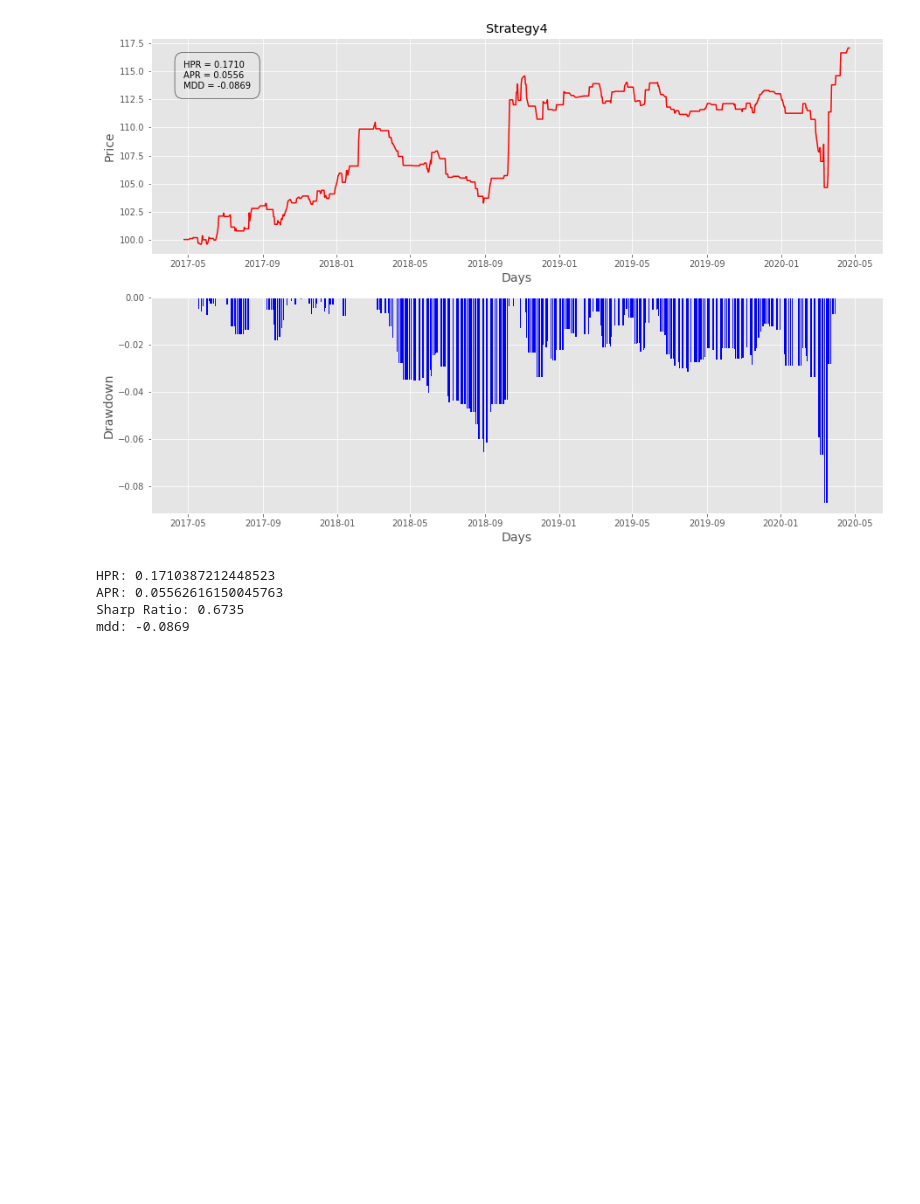
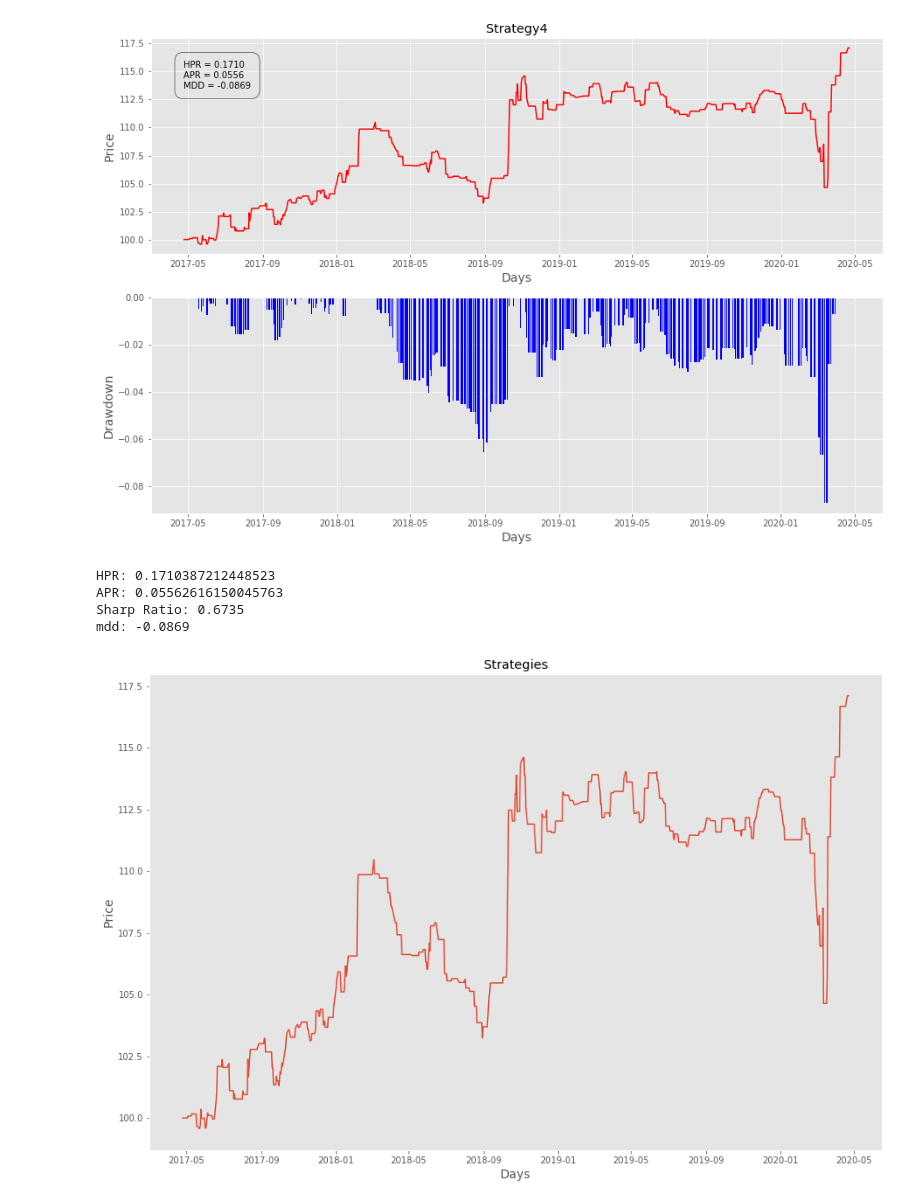
Before and after one commit to A2Zntu/FuturesStrategy, a Jupyter notebook: main.ipynb, the cells around one changed output. Drawn from its saved outputs; the diff is of its cells as text; code cells hidden in the pictures; blank space fills up the shorter version.

```diff
--- a/main.ipynb
+++ b/main.ipynb
@@ -465,3 +465,17 @@ HPR: 0.1710387212448523
 APR: 0.05562616150045763
 Sharp Ratio: 0.6735
 mdd: -0.0869
+# %%
+plt.style.use('ggplot')
+plt.figure(figsize=(15,10))
+
+plt.plot(date, pnl)
+plt.plot(date, pnl_2)
+plt.plot(date, pnl_3)
+plt.title('Strategies')
+plt.xlabel('Days', fontsize=14)
+plt.ylabel('Price', fontsize=14)
+plt.grid()
+plt.show()
+# %% [output]
+[figure, added]
```
Also changed, not shown: parts of 1 cell of this notebook.
